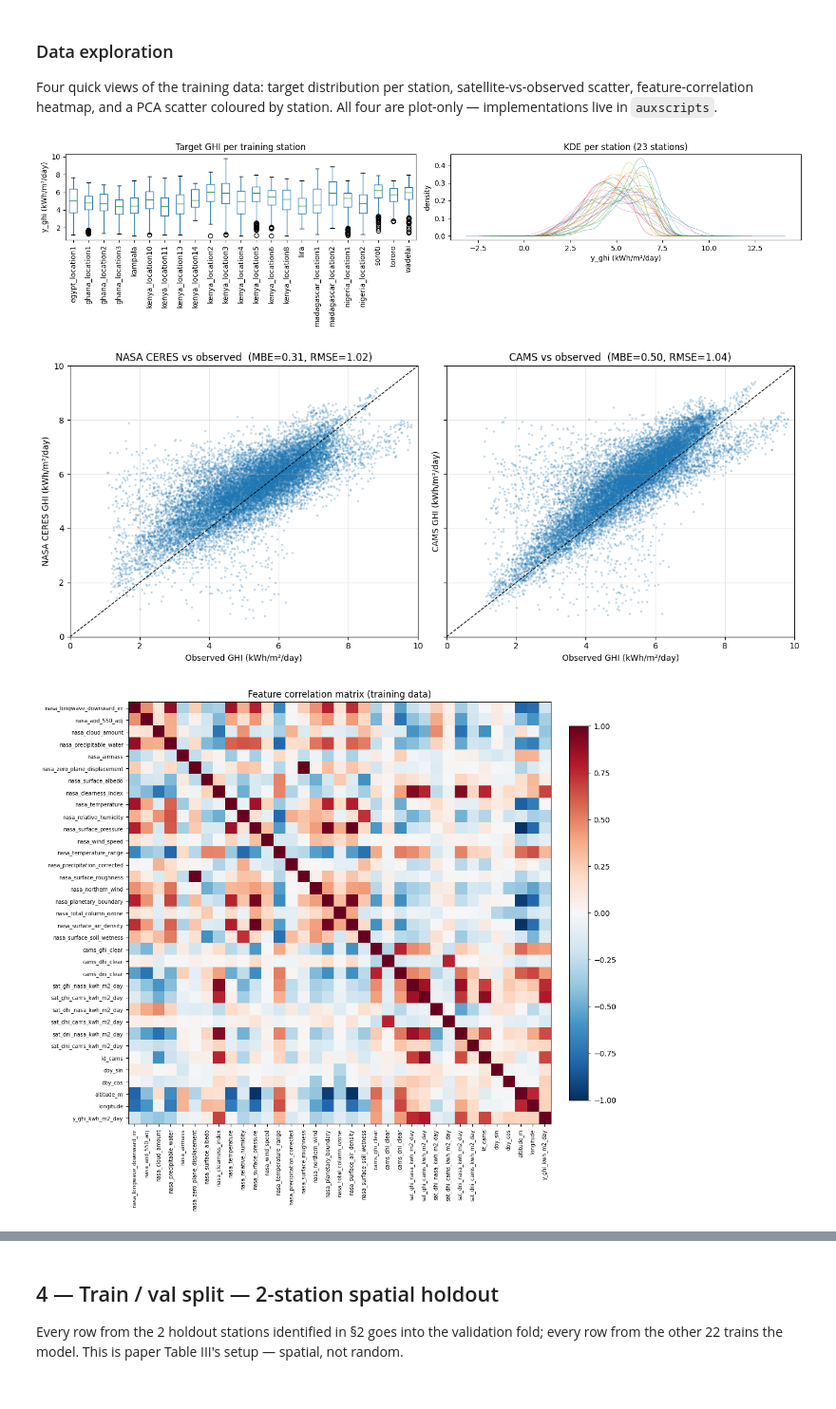
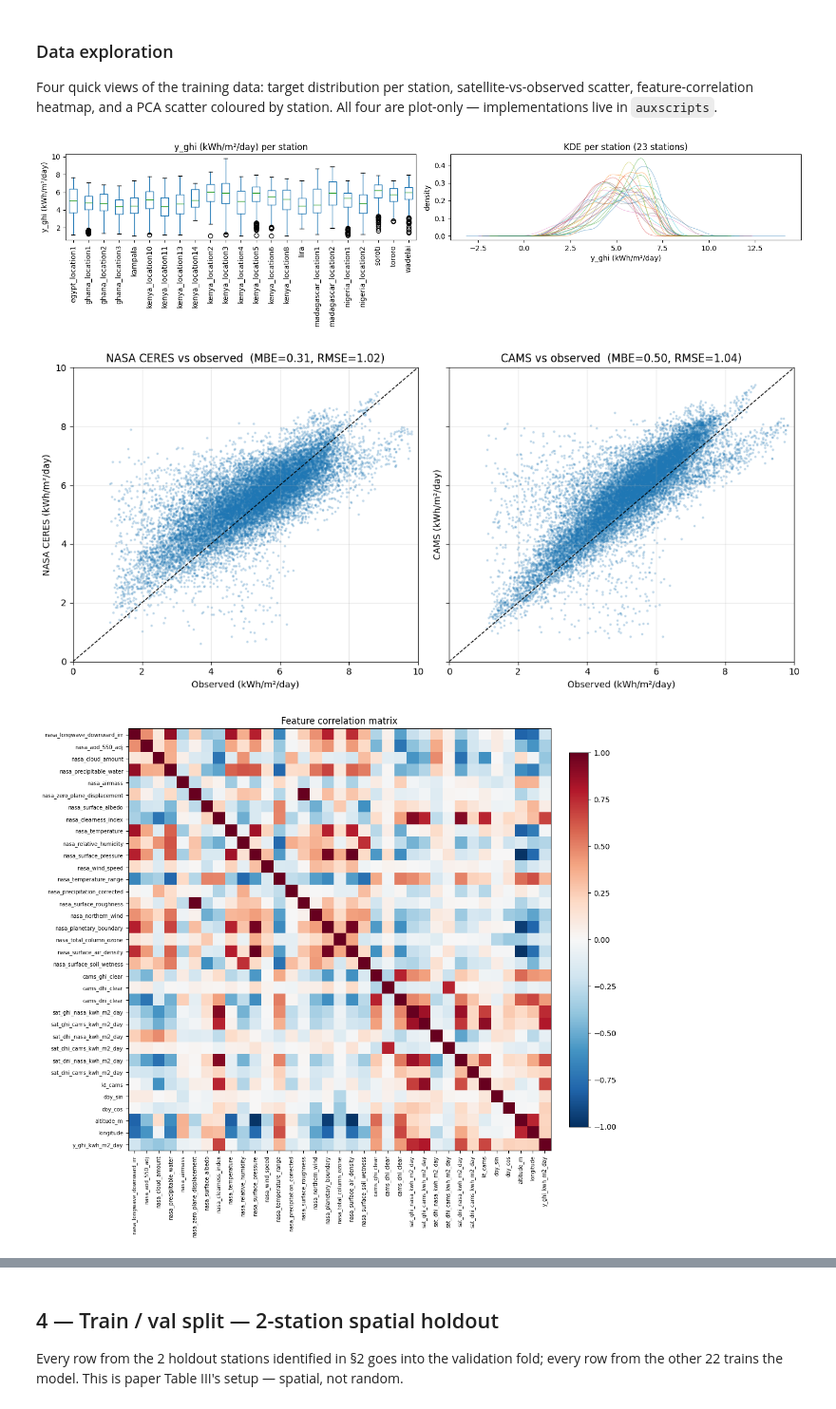
Before and after one commit to Marconi-Lab/SolarIrradiation, a Jupyter notebook: notebooks/papers/mukiibi_mikelson_2026/01_recomputation.ipynb, the cells around one changed output, grey strips where cells are left out. Shown at 95% size. Cells and saved outputs as stored; diff of their text form; code cells hidden in the pictures.

Commit message:
formats updated, auxscripts updated and notebooks reran

```diff
--- a/notebooks/papers/mukiibi_mikelson_2026/01_recomputation.ipynb
+++ b/notebooks/papers/mukiibi_mikelson_2026/01_recomputation.ipynb
@@ -386,16 +389,38 @@ satellite-vs-observed scatter, feature-correlation heatmap, and a PCA
 scatter coloured by station. All four are plot-only — implementations
 live in `auxscripts`.
 # %%
-auxscripts.plot_target_distribution_per_station(processed.df)
-auxscripts.plot_satellite_vs_observed_scatter(processed.df)
-auxscripts.plot_feature_correlation_heatmap(
-    processed.df, feature_cols=processed.feature_columns, target_col=spec.target_column,
+from susse.evaluation.plots import (
+    plot_feature_correlation_heatmap,
+    plot_pca_by_station,
+    plot_predictor_vs_observed_scatter,
+    plot_target_distribution_per_station,
 )
-auxscripts.plot_pca_by_station(processed.df, feature_cols=processed.feature_columns)
+
+plot_target_distribution_per_station(
+    processed.df,
+    target_column=spec.target_column,
+    value_label="y_ghi (kWh/m²/day)",
+)
+plot_predictor_vs_observed_scatter(
+    processed.df,
+    observed_column=spec.target_column,
+    predictor_columns={
+        "NASA CERES": "sat_ghi_nasa_kwh_m2_day",
+        "CAMS":       "sat_ghi_cams_kwh_m2_day",
+    },
+)
+plot_feature_correlation_heatmap(
+    processed.df,
+    feature_columns=processed.feature_columns,
+    target_column=spec.target_column,
+)
+plot_pca_by_station(
+    processed.df, feature_columns=processed.feature_columns,
+)
 # %% [output]
 [figure]
-[figure, old version]
+[figure, new version]
-[figure, old version]
+[figure, new version]
 Top 10 features by |correlation| with y_ghi_kwh_m2_day:
 sat_ghi_cams_kwh_m2_day    0.802
 sat_ghi_nasa_kwh_m2_day    0.749
```
Also changed, not shown: parts of 8 cells of this notebook, 11 other files.
